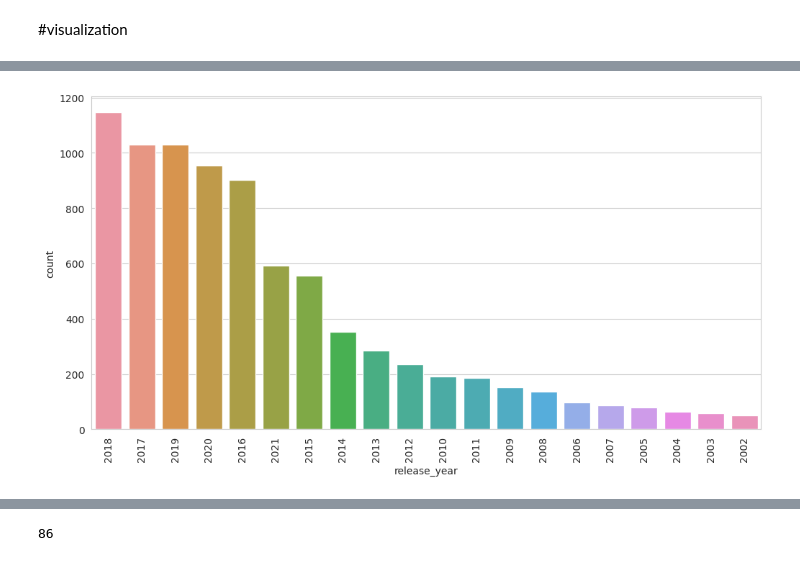
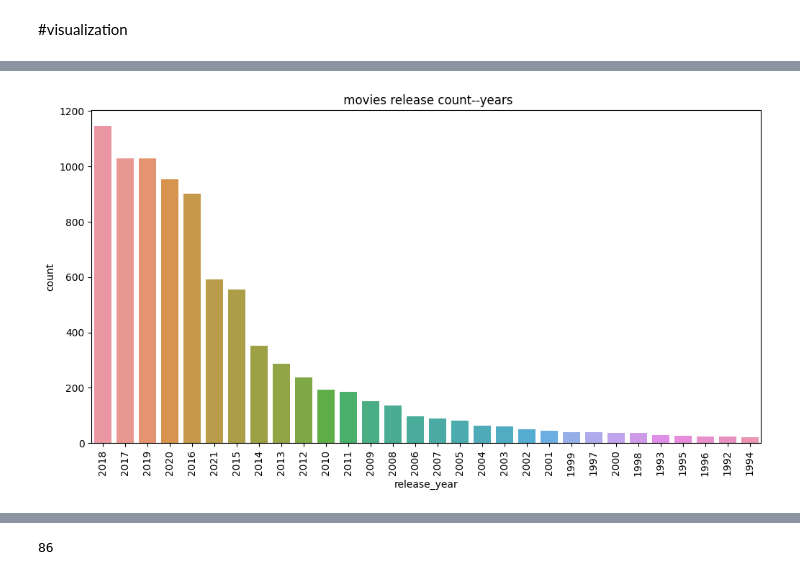
Before and after one commit to gkarthick510/Project, a Jupyter notebook: Netflix_Data_Cleaning,_Analysis_and_Visualization.ipynb, the cells around one changed output, grey strips where cells are left out. Cells and saved outputs as stored; diff of their text form; code cells hidden in the pictures.

```diff
--- a/Netflix_Data_Cleaning,_Analysis_and_Visualization.ipynb
+++ b/Netflix_Data_Cleaning,_Analysis_and_Visualization.ipynb
@@ -95,6 +88,8 @@ dtypes: datetime64[ns](1), int64(1), object(8)
 memory usage: 686.8+ KB
 # %%
 data.drop(['show_id'],axis=1,inplace=True)
+# %%
+data['date_added']=pd.DatetimeIndex(data['date_added']).year
 # %%
 data.columns
 # %% [output]
@@ -335,7 +355,8 @@ Text(0.5, 0, 'Release Year')
 # %%
 plt.figure(figsize=(12,6))
-sns.countplot(x='release_year', data=data, order=data['release_year'].value_counts().index[:20])
+sns.countplot(x='release_year', data=data, order=data['release_year'].value_counts().index[:30])
 plt.xticks(rotation=90)
+plt.title(" movies release count--years")
 plt.show()
 # %% [output]
-[figure, old version]
+[figure, new version]
```
Also changed, not shown: parts of 25 cells of this notebook.
